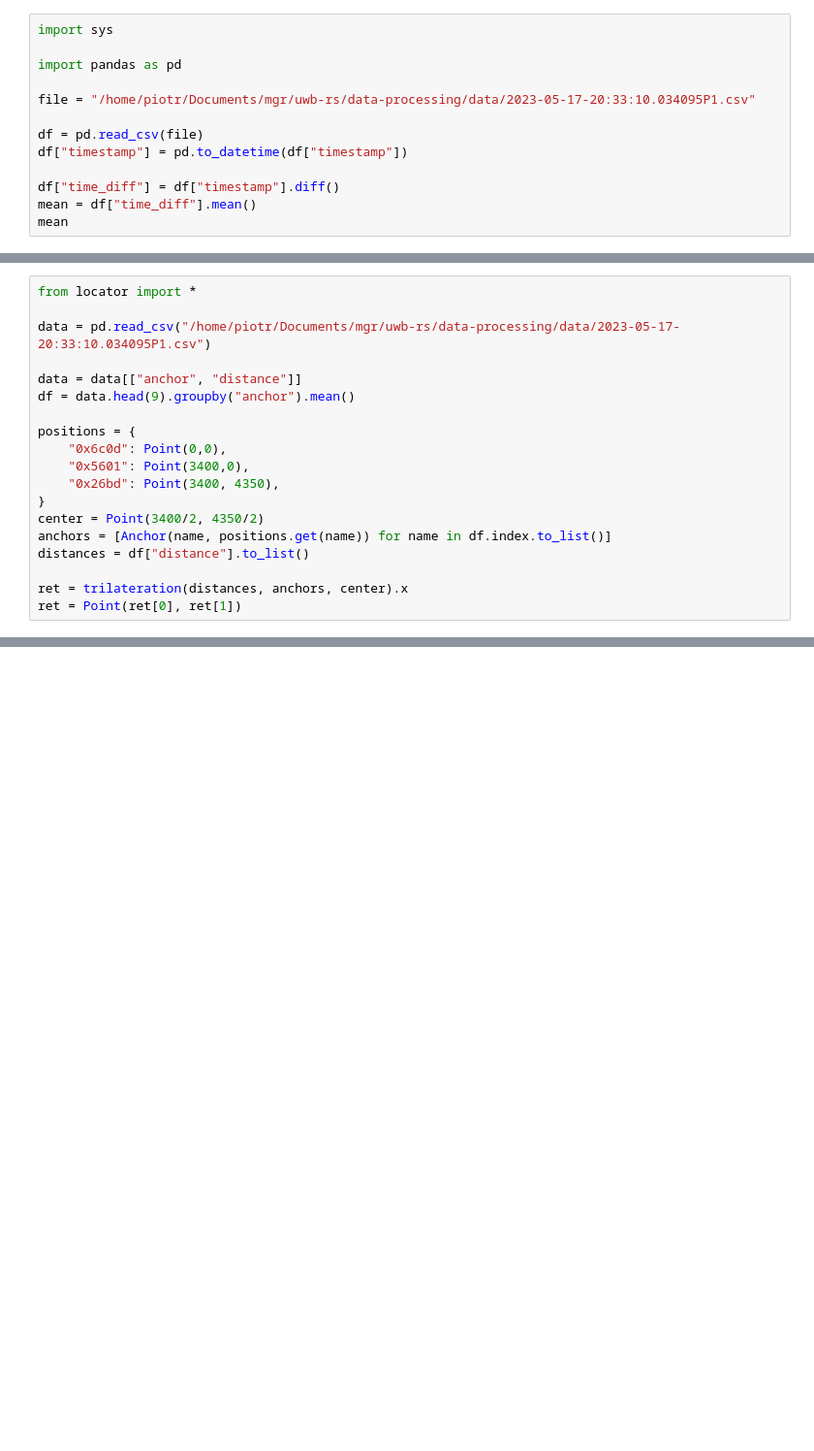
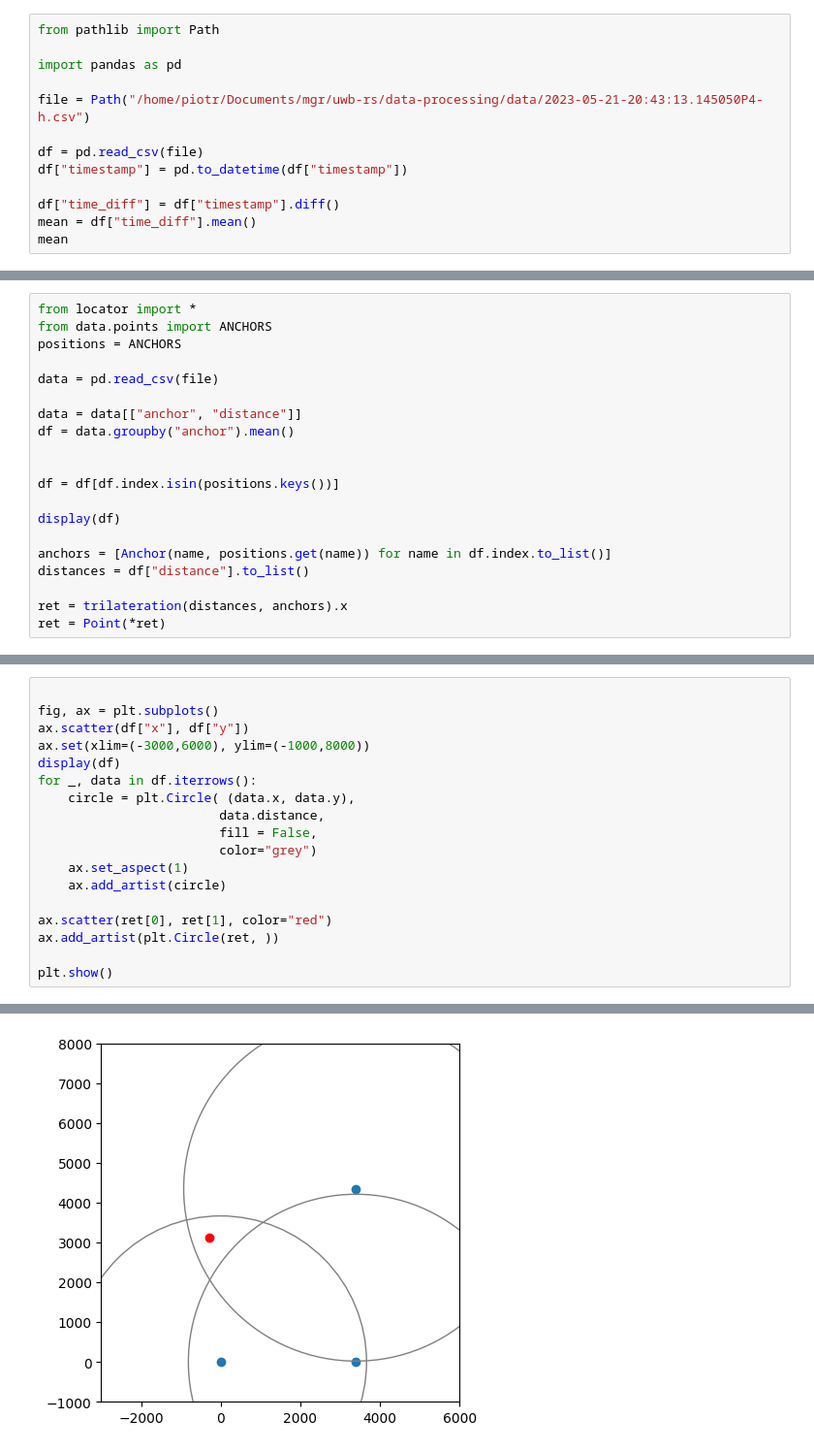
Before and after one commit to piotrs112/uwb-rs, a Jupyter notebook: data-processing/tests.ipynb, the cells around one changed output, grey strips where cells are left out. Shown: that part at 97% size. Drawn from its saved outputs; the diff is of its cells as text; blank space fills up the shorter version.

```diff
--- a/data-processing/tests.ipynb
+++ b/data-processing/tests.ipynb
@@ -1,9 +1,9 @@
 # %%
-import sys
+from pathlib import Path
 
 import pandas as pd
 
-file = "/home/piotr/Documents/mgr/uwb-rs/data-processing/data/2023-05-17-20:33:10.034095P1.csv"
+file = Path("/home/piotr/Documents/mgr/uwb-rs/data-processing/data/2023-05-21-20:43:13.145050P4-h.csv")
 
 df = pd.read_csv(file)
 df["timestamp"] = pd.to_datetime(df["timestamp"])
@@ -16,19 +16,20 @@ Timedelta('0 days 00:00:00.129030509')
 # %%
 from locator import *
+from data.points import ANCHORS
+positions = ANCHORS
 
-data = pd.read_csv("/home/piotr/Documents/mgr/uwb-rs/data-processing/data/2023-05-17-20:33:10.034095P1.csv")
+data = pd.read_csv(file)
 
 data = data[["anchor", "distance"]]
-df = data.head(9).groupby("anchor").mean()
+df = data.groupby("anchor").mean()
 
-positions = {
-    "0x6c0d": Point(0,0),
-    "0x5601": Point(3400,0),
-    "0x26bd": Point(3400, 4350),
-}
-center = Point(3400/2, 4350/2)
+
+df = df[df.index.isin(positions.keys())]
+
+display(df)
+
 anchors = [Anchor(name, positions.get(name)) for name in df.index.to_list()]
 distances = df["distance"].to_list()
 
-ret = trilateration(distances, anchors, center).x
-ret = Point(ret[0], ret[1])
+ret = trilateration(distances, anchors).x
+ret = Point(*ret)
@@ -41,0 +49,19 @@ px.scatter(df, "x", "y", "anchor", size="distance")
+# %%
+
+fig, ax = plt.subplots()
+ax.scatter(df["x"], df["y"])
+ax.set(xlim=(-3000,6000), ylim=(-1000,8000))
+display(df)
+for _, data in df.iterrows():
+    circle = plt.Circle( (data.x, data.y),
+                        data.distance,
+                        fill = False,
+                        color="grey")
+    ax.set_aspect(1)
+    ax.add_artist(circle)
+
+ax.scatter(ret[0], ret[1], color="red")
+ax.add_artist(plt.Circle(ret, ))
+
+plt.show()
+# %% [output]
@@ -41,0 +72 @@ px.scatter(df, "x", "y", "anchor", size="distance")
+[figure, added]
```
Also changed, not shown: parts of 4 cells of this notebook, 4 other files.
